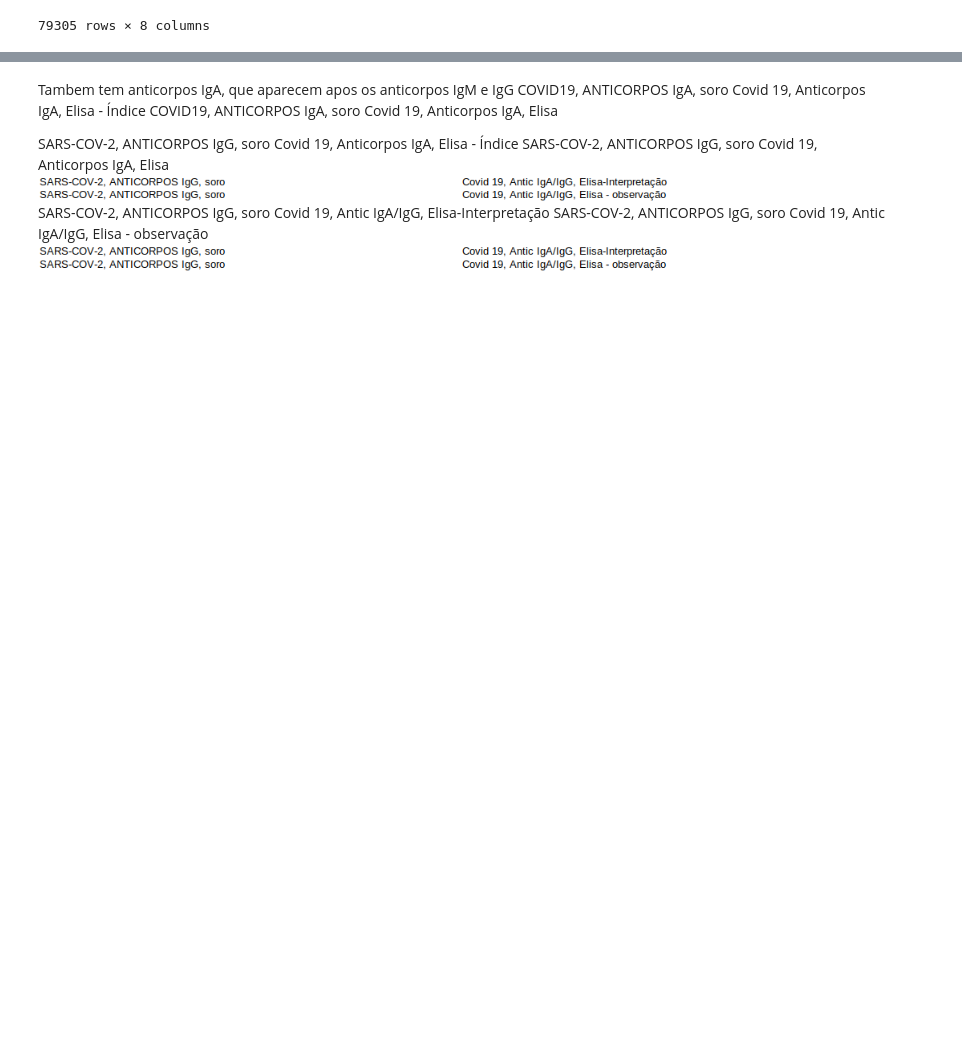
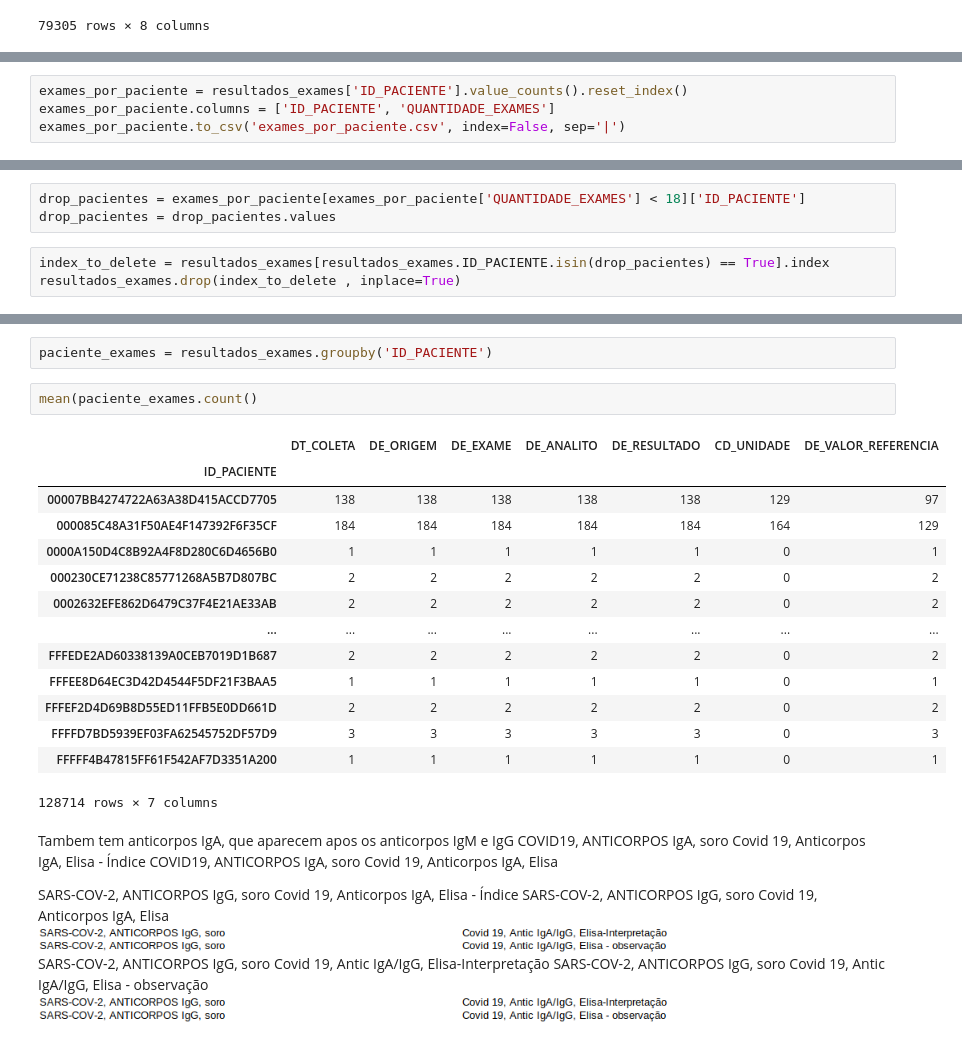
Before and after one commit to NuryYanque/MAC0425_ArtificialIntelligence, a Jupyter notebook: EP4/dados_atualizados/Hospital Fleury-v2.ipynb, the cells around one changed output, grey strips where cells are left out. Saved outputs shown, nothing was run; the diff lists cells and outputs as text; blank space fills up the shorter version.

```diff
--- a/EP4/dados_atualizados/Hospital Fleury-v2.ipynb
+++ b/EP4/dados_atualizados/Hospital Fleury-v2.ipynb
@@ -866,0 +1000,4 @@ Rotulos IgM
+# %%
+exames_por_paciente = resultados_exames['ID_PACIENTE'].value_counts().reset_index()
+exames_por_paciente.columns = ['ID_PACIENTE', 'QUANTIDADE_EXAMES']
+exames_por_paciente.to_csv('exames_por_paciente.csv', index=False, sep='|')
@@ -866,0 +1021,6 @@ Rotulos IgM
+# %%
+drop_pacientes = exames_por_paciente[exames_por_paciente['QUANTIDADE_EXAMES'] < 18]['ID_PACIENTE']
+drop_pacientes = drop_pacientes.values
+# %%
+index_to_delete = resultados_exames[resultados_exames.ID_PACIENTE.isin(drop_pacientes) == True].index
+resultados_exames.drop(index_to_delete , inplace=True)
@@ -867,3 +1138,22 @@ Rotulos IgM
+# %%
+paciente_exames = resultados_exames.groupby('ID_PACIENTE')
+# %%
+mean(paciente_exames.count()
+# %% [output]
+|  | DT_COLETA | DE_ORIGEM | DE_EXAME | DE_ANALITO | DE_RESULTADO | CD_UNIDADE | DE_VALOR_REFERENCIA |
+| ID_PACIENTE |  |  |  |  |  |  |  |
+| 00007BB4274722A63A38D415ACCD7705 | 138 | 138 | 138 | 138 | 138 | 129 | 97 |
+| 000085C48A31F50AE4F147392F6F35CF | 184 | 184 | 184 | 184 | 184 | 164 | 129 |
+| 0000A150D4C8B92A4F8D280C6D4656B0 | 1 | 1 | 1 | 1 | 1 | 0 | 1 |
+| 000230CE71238C85771268A5B7D807BC | 2 | 2 | 2 | 2 | 2 | 0 | 2 |
+| 0002632EFE862D6479C37F4E21AE33AB | 2 | 2 | 2 | 2 | 2 | 0 | 2 |
+| ... | ... | ... | ... | ... | ... | ... | ... |
+| FFFEDE2AD60338139A0CEB7019D1B687 | 2 | 2 | 2 | 2 | 2 | 0 | 2 |
+| FFFEE8D64EC3D42D4544F5DF21F3BAA5 | 1 | 1 | 1 | 1 | 1 | 0 | 1 |
+| FFFEF2D4D69B8D55ED11FFB5E0DD661D | 2 | 2 | 2 | 2 | 2 | 0 | 2 |
+| FFFFD7BD5939EF03FA62545752DF57D9 | 3 | 3 | 3 | 3 | 3 | 0 | 3 |
+| FFFFF4B47815FF61F542AF7D3351A200 | 1 | 1 | 1 | 1 | 1 | 0 | 1 |
+128714 rows × 7 columns
 # %% [markdown]
 Tambem tem anticorpos IgA, que aparecem apos os anticorpos IgM e IgG
 COVID19, ANTICORPOS IgA, soro	Covid 19, Anticorpos IgA, Elisa - Índice
```
Also changed, not shown: parts of 49 cells of this notebook, 1 other file.
